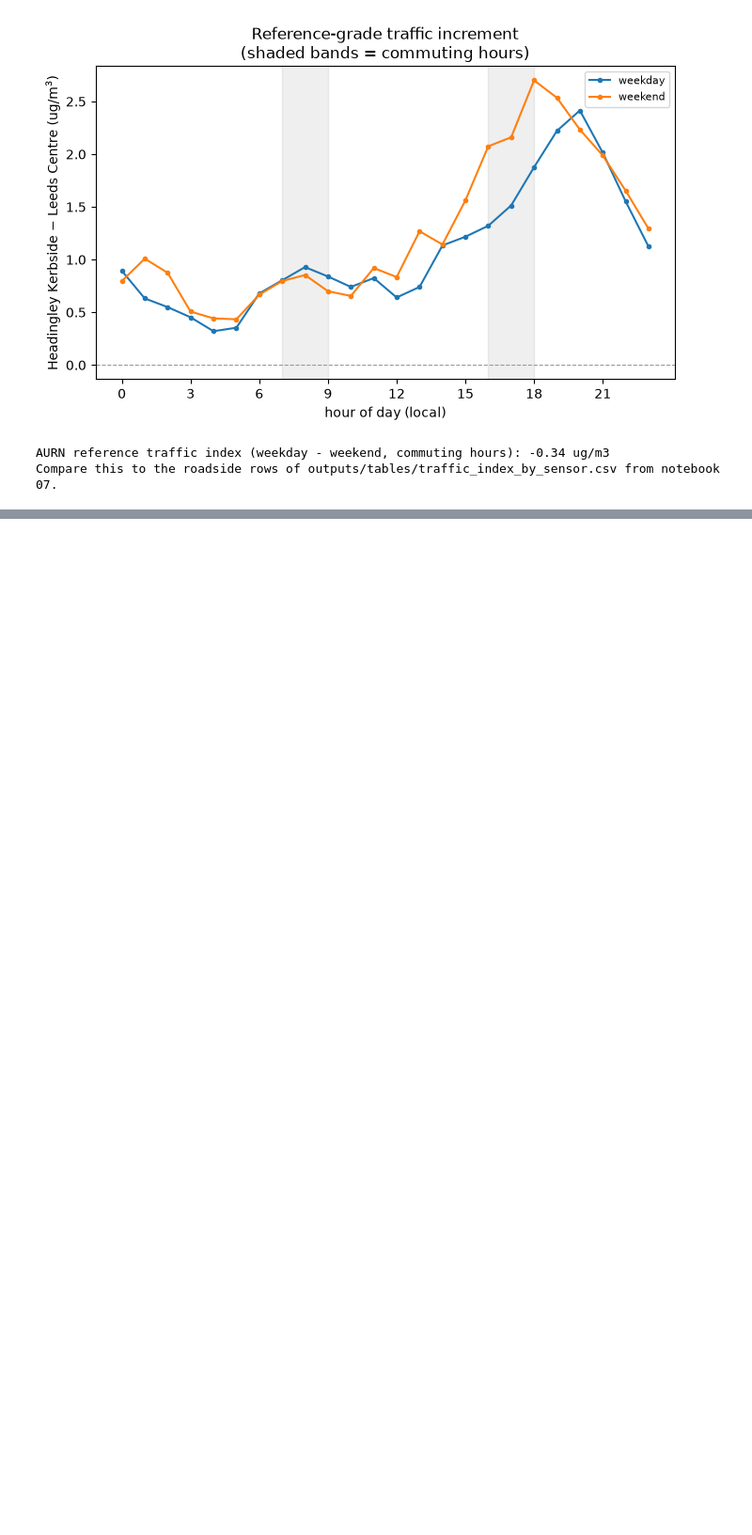
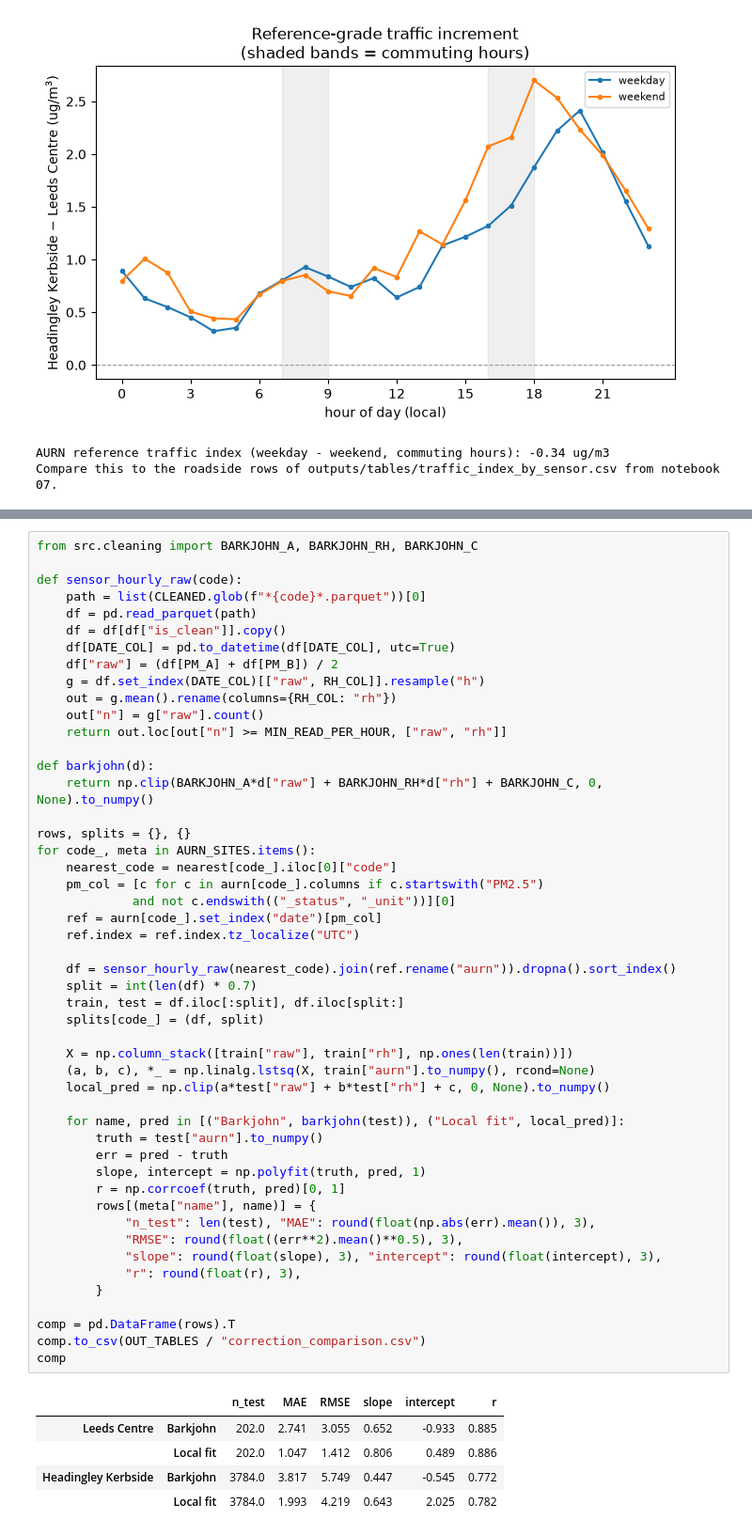
Before and after one commit to alisharifzade10/Dissertation-Project-Sensing-Leeds-Air-Quality-Predictive-Monitoring-and-Instrument-Performance, a Jupyter notebook: notebooks/08_aurn_validation (1).ipynb, the cells around one changed output, grey strips where cells are left out. Shown at 94% size. Drawn from its saved outputs; the diff is of its cells as text; blank space fills up the shorter version.

```diff
--- a/notebooks/08_aurn_validation.ipynb
+++ b/notebooks/08_aurn_validation (1).ipynb
@@ -275,0 +300,55 @@ Compare this to the roadside rows of outputs/tables/traffic_index_by_sensor.csv
+# %%
+from src.cleaning import BARKJOHN_A, BARKJOHN_RH, BARKJOHN_C
+
+def sensor_hourly_raw(code):
+    path = list(CLEANED.glob(f"*{code}*.parquet"))[0]
+    df = pd.read_parquet(path)
+    df = df[df["is_clean"]].copy()
+    df[DATE_COL] = pd.to_datetime(df[DATE_COL], utc=True)
+    df["raw"] = (df[PM_A] + df[PM_B]) / 2
+    g = df.set_index(DATE_COL)[["raw", RH_COL]].resample("h")
+    out = g.mean().rename(columns={RH_COL: "rh"})
+    out["n"] = g["raw"].count()
+    return out.loc[out["n"] >= MIN_READ_PER_HOUR, ["raw", "rh"]]
+
+def barkjohn(d):
+    return np.clip(BARKJOHN_A*d["raw"] + BARKJOHN_RH*d["rh"] + BARKJOHN_C, 0, None).to_numpy()
+
+rows, splits = {}, {}
+for code_, meta in AURN_SITES.items():
+    nearest_code = nearest[code_].iloc[0]["code"]
+    pm_col = [c for c in aurn[code_].columns if c.startswith("PM2.5")
+             and not c.endswith(("_status", "_unit"))][0]
+    ref = aurn[code_].set_index("date")[pm_col]
+    ref.index = ref.index.tz_localize("UTC")
+
+    df = sensor_hourly_raw(nearest_code).join(ref.rename("aurn")).dropna().sort_index()
+    split = int(len(df) * 0.7)
+    train, test = df.iloc[:split], df.iloc[split:]
+    splits[code_] = (df, split)
+
+    X = np.column_stack([train["raw"], train["rh"], np.ones(len(train))])
+    (a, b, c), *_ = np.linalg.lstsq(X, train["aurn"].to_numpy(), rcond=None)
+    local_pred = np.clip(a*test["raw"] + b*test["rh"] + c, 0, None).to_numpy()
+
+    for name, pred in [("Barkjohn", barkjohn(test)), ("Local fit", local_pred)]:
+        truth = test["aurn"].to_numpy()
+        err = pred - truth
+        slope, intercept = np.polyfit(truth, pred, 1)
+        r = np.corrcoef(truth, pred)[0, 1]
+        rows[(meta["name"], name)] = {
+            "n_test": len(test), "MAE": round(float(np.abs(err).mean()), 3),
+            "RMSE": round(float((err**2).mean()**0.5), 3),
+            "slope": round(float(slope), 3), "intercept": round(float(intercept), 3),
+            "r": round(float(r), 3),
+        }
+
+comp = pd.DataFrame(rows).T
+comp.to_csv(OUT_TABLES / "correction_comparison.csv")
+comp
+# %% [output]
+|  |  | n_test | MAE | RMSE | slope | intercept | r |
+| Leeds Centre | Barkjohn | 202.0 | 2.741 | 3.055 | 0.652 | -0.933 | 0.885 |
+|  | Local fit | 202.0 | 1.047 | 1.412 | 0.806 | 0.489 | 0.886 |
+| Headingley Kerbside | Barkjohn | 3784.0 | 3.817 | 5.749 | 0.447 | -0.545 | 0.772 |
+|  | Local fit | 3784.0 | 1.993 | 4.219 | 0.643 | 2.025 | 0.782 |
```
Also changed, not shown: parts of 6 cells of this notebook, 11 other files.
